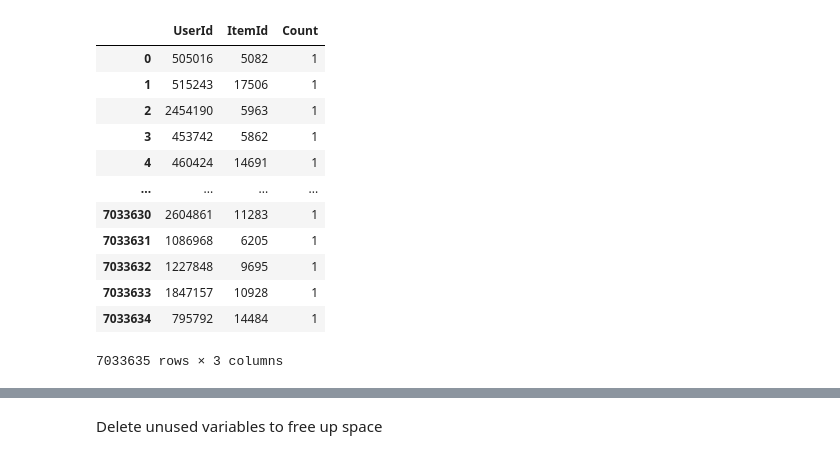
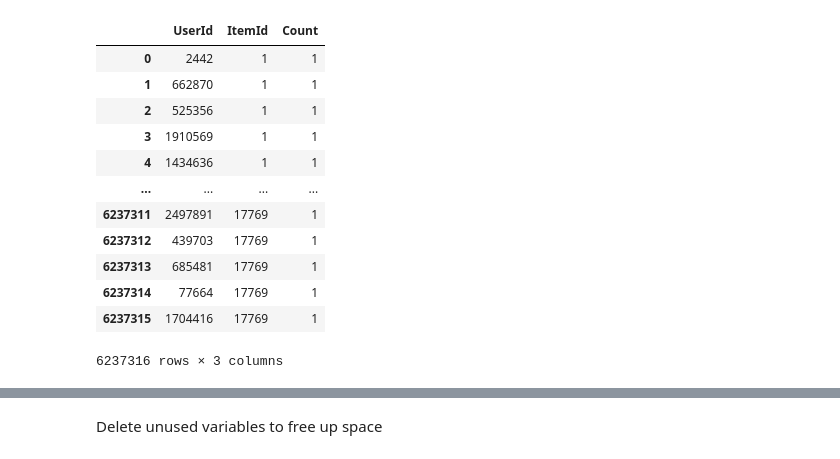
Before and after one commit to DaemonCypher/CSCI-5123-Research, a Jupyter notebook: Results/PF/PFNetlfixFull.ipynb, the cells around one changed output, grey strips where cells are left out. Drawn from its saved outputs; the diff is of its cells as text; code cells hidden in the pictures.

```diff
--- a/Results/PF/PFNetlfixFull.ipynb
+++ b/Results/PF/PFNetlfixFull.ipynb
@@ -12,12 +10,29 @@ import tqdm
 # %%
-train_df = pd.read_csv("netflixFullTrain.csv",sep=",")
-test_df = pd.read_csv("netflixFullTest.csv",sep=",")
+train_df = pd.read_csv("train.tsv",sep="\t",    names=[
+        'user_id', 'movie_id', 'rating', 'timestamp'
+    ],)
+test_df = pd.read_csv("test.tsv",sep="\t",    names=[
+        'user_id', 'movie_id', 'rating', 'timestamp'
+    ],)
 # %%
-users = test_df['user_id'].unique()
-items = test_df['movie_id'].unique()
+test_users = test_df['user_id'].unique()
+test_items = test_df['movie_id'].unique()
+
+
+train_users = train_df['user_id'].unique()
+train_items = train_df['movie_id'].unique()
+
+
+user = list(set(train_users) & set(test_users))
+item = list(set(train_items) & set(test_items))
 # %%
-train_df = train_df[train_df['user_id'].isin(users)]
-train_df = train_df[train_df['movie_id'].isin(items)]
+train_df = train_df[train_df['user_id'].isin(test_users)]
+train_df = train_df[train_df['movie_id'].isin(test_items)]
+
+test_df = test_df[test_df['user_id'].isin(user)]
+test_df = test_df[test_df['movie_id'].isin(item)]
+
+
 # some how the test and train split was sparse enough i guess that some of the few rows/ columns
 # that had value were removed due to the split
 #https://stackoverflow.com/questions/27965295/dropping-rows-from-dataframe-based-on-a-not-in-condition
@@ -51,26 +78,25 @@ display(test_ratings_matrix)
 del test_df
 # %%
 train_df["rating"] =1
-# train_df =train_df.drop("tstamp",axis=1)
-train_df =train_df.drop("Unnamed: 0",axis=1)
+train_df =train_df.drop("timestamp",axis=1)
 
 train_df.columns =["UserId", "ItemId", "Count"]
 
 display(train_df)
 # %% [output]
 |  | UserId | ItemId | Count |
-| 0 | 505016 | 5082 | 1 |
-| 1 | 515243 | 17506 | 1 |
-| 2 | 2454190 | 5963 | 1 |
-| 3 | 453742 | 5862 | 1 |
-| 4 | 460424 | 14691 | 1 |
+| 0 | 2442 | 1 | 1 |
+| 1 | 662870 | 1 | 1 |
+| 2 | 525356 | 1 | 1 |
+| 3 | 1910569 | 1 | 1 |
+| 4 | 1434636 | 1 | 1 |
 | ... | ... | ... | ... |
-| 7033630 | 2604861 | 11283 | 1 |
-| 7033631 | 1086968 | 6205 | 1 |
-| 7033632 | 1227848 | 9695 | 1 |
-| 7033633 | 1847157 | 10928 | 1 |
-| 7033634 | 795792 | 14484 | 1 |
+| 6237311 | 2497891 | 17769 | 1 |
+| 6237312 | 439703 | 17769 | 1 |
+| 6237313 | 685481 | 17769 | 1 |
+| 6237314 | 77664 | 17769 | 1 |
+| 6237315 | 1704416 | 17769 | 1 |
-7033635 rows × 3 columns
+6237316 rows × 3 columns
 # %%
 modelPF = PoisMF(reindex=True, method="tncg", use_float=True,
                     early_stop=False, reuse_prev=True,
```
Also changed, not shown: parts of 19 cells of this notebook, 12 other files.
